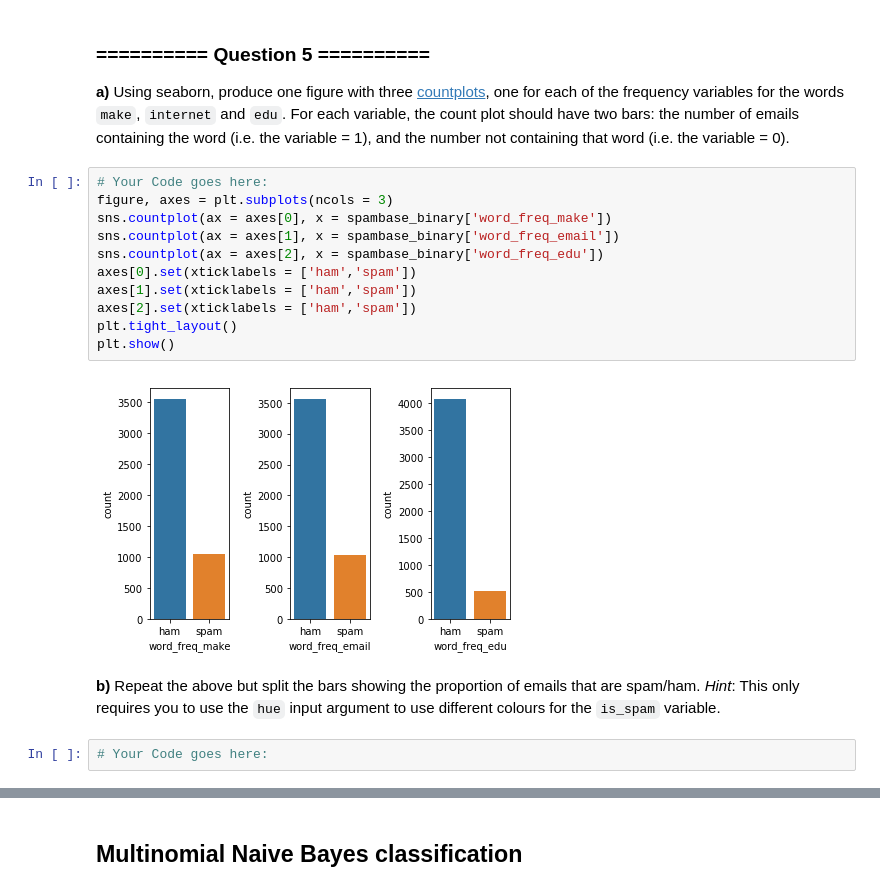
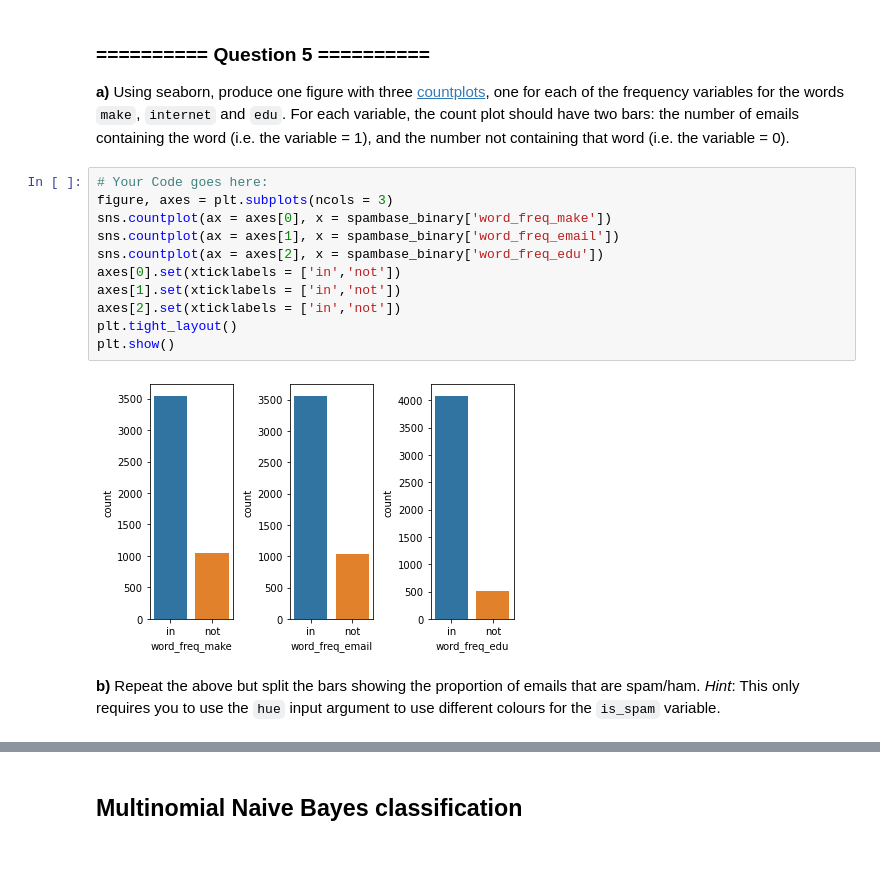
Before and after one commit to PeterChinees/iaml-labs, a Jupyter notebook: Labs/01 - Analysis and Visualisation.ipynb, the cells around one changed output, grey strips where cells are left out. Cells and saved outputs as stored; diff of their text form; blank space fills up the shorter version.

```diff
--- a/Labs/01 - Analysis and Visualisation.ipynb
+++ b/Labs/01 - Analysis and Visualisation.ipynb
@@ -213,17 +227,15 @@ Now we want to get a feeling for how the presence or absence of some specific wo
 # %%
 # Your Code goes here:
 figure, axes = plt.subplots(ncols = 3)
 sns.countplot(ax = axes[0], x = spambase_binary['word_freq_make'])
 sns.countplot(ax = axes[1], x = spambase_binary['word_freq_email'])
 sns.countplot(ax = axes[2], x = spambase_binary['word_freq_edu'])
-axes[0].set(xticklabels = ['ham','spam'])
-axes[1].set(xticklabels = ['ham','spam'])
-axes[2].set(xticklabels = ['ham','spam'])
+axes[0].set(xticklabels = ['in','not'])
+axes[1].set(xticklabels = ['in','not'])
+axes[2].set(xticklabels = ['in','not'])
 plt.tight_layout()
 plt.show()
 # %% [output]
-[figure, old version]
+[figure, new version]
 # %% [markdown]
 **b)** Repeat the above but split the bars showing the proportion of emails that are spam/ham. *Hint*: This only requires you to use the `hue` input argument to use different colours for the `is_spam` variable.
-# %%
-# Your Code goes here:
```
Also changed, not shown: parts of 28 cells of this notebook, 3 other files.
